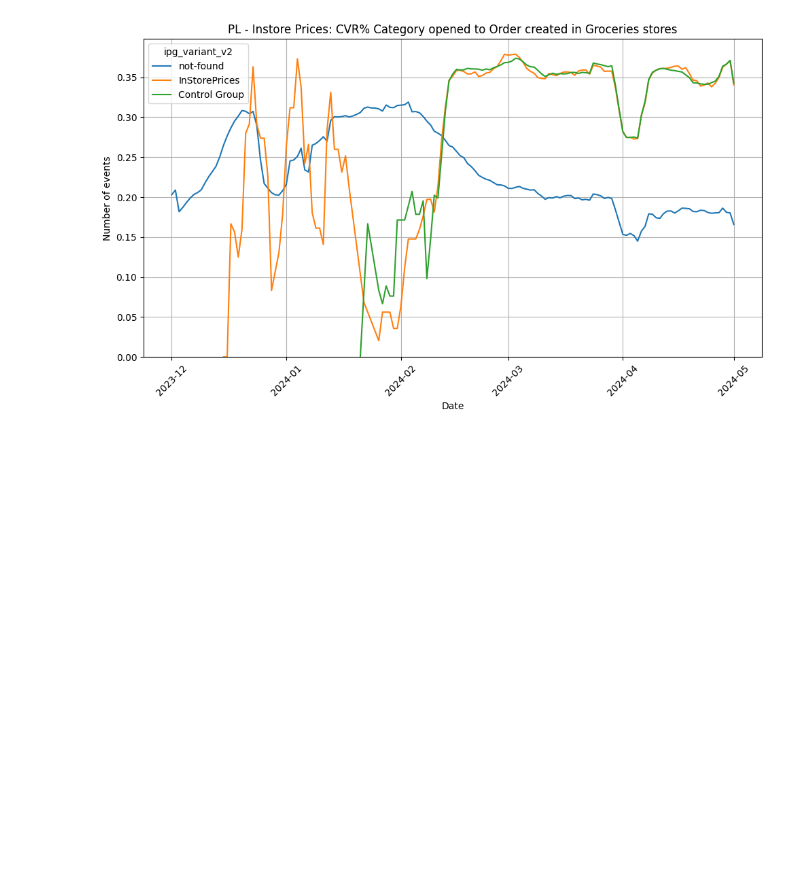
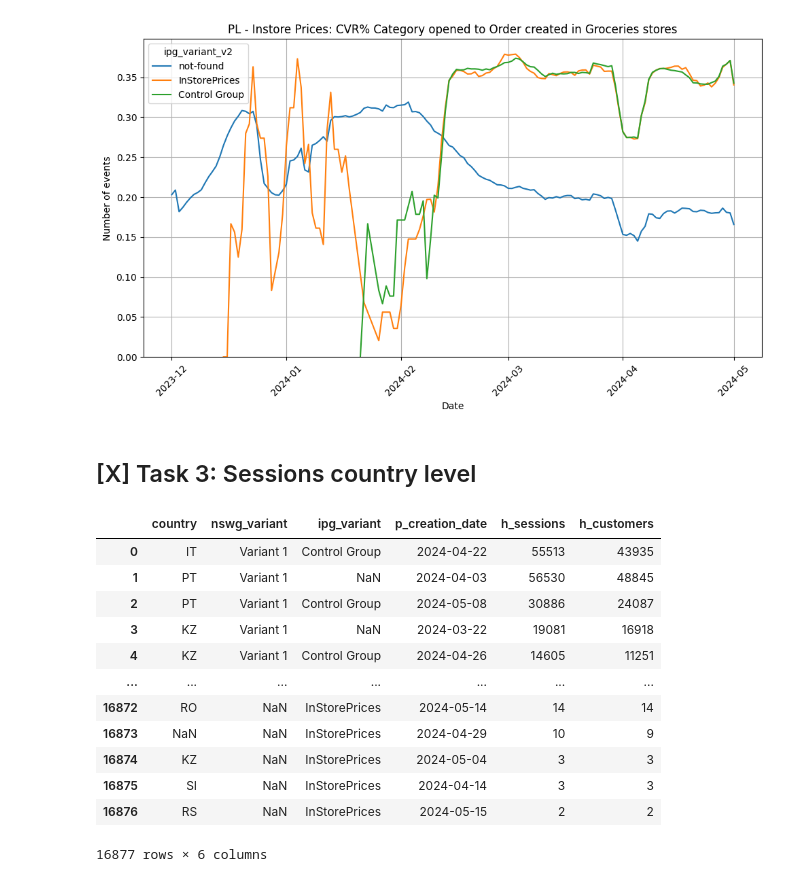
Before and after one commit to JordiCremades4444/central-node, a Jupyter notebook: notebooks/2024_5_instore_prices/instore_prices.ipynb, the cells around one changed output. Saved outputs shown, nothing was run; the diff lists cells and outputs as text; code cells hidden in the pictures; blank space fills up the shorter version.

```diff
--- a/notebooks/2024_5_instore_prices/instore_prices.ipynb
+++ b/notebooks/2024_5_instore_prices/instore_prices.ipynb
@@ -219,3 +216,44 @@ Try using .loc[row_indexer,col_indexer] = value instead
 See the caveats in the documentation: https://pandas.pydata.org/pandas-docs/stable/user_guide/indexing.html#returning-a-view-versus-a-copy
   tmp_df['rolling_avg_7_days'] = tmp_df.groupby('ipg_variant_v2')['cvr_ce_or'].transform(lambda x: x.rolling(window=WINDOW, min_periods=1).mean())
 [figure]
+# %% [markdown]
+## [X] Task 3: Sessions country level
+# %%
+START_DATE = "'2024-03-01'"
+END_DATE = "'2024-06-01'"
+
+LIST_CATEGORY_ID = [4, 540, 622, 679, 682, 762, 875, 1015, 1082, 1195, 1197, 1214, 1314, 1316, 1551, 1718]
+list_category_id = ",".join(str(val) for val in LIST_CATEGORY_ID)
+
+params = [
+    # category_id
+    {'name':'list_category_id', 'value':list_category_id},
+    # dates
+    {'name':'start_date', 'value': str(START_DATE)},
+    {'name':'end_date', 'value': str(END_DATE)}
+]
+
+q = query_engines.QueryEngines(
+    query='sessions_country_level.sql',
+    params=params,
+    printq=None,
+    output_file='sessions_country_level',
+    load_from_output_file='sessions_country_level'
+)
+
+df = q.query_run_starbust()
+df
+# %% [output]
+|  | country | nswg_variant | ipg_variant | p_creation_date | h_sessions | h_customers |
+| 0 | IT | Variant 1 | Control Group | 2024-04-22 | 55513 | 43935 |
+| 1 | PT | Variant 1 | NaN | 2024-04-03 | 56530 | 48845 |
+| 2 | PT | Variant 1 | Control Group | 2024-05-08 | 30886 | 24087 |
+| 3 | KZ | Variant 1 | NaN | 2024-03-22 | 19081 | 16918 |
+| 4 | KZ | Variant 1 | Control Group | 2024-04-26 | 14605 | 11251 |
+| ... | ... | ... | ... | ... | ... | ... |
+| 16872 | RO | NaN | InStorePrices | 2024-05-14 | 14 | 14 |
+| 16873 | NaN | NaN | InStorePrices | 2024-04-29 | 10 | 9 |
+| 16874 | KZ | NaN | InStorePrices | 2024-05-04 | 3 | 3 |
+| 16875 | SI | NaN | InStorePrices | 2024-04-14 | 3 | 3 |
+| 16876 | RS | NaN | InStorePrices | 2024-05-15 | 2 | 2 |
+16877 rows × 6 columns
```
Also changed, not shown: parts of 12 cells of this notebook, 2 other files.
